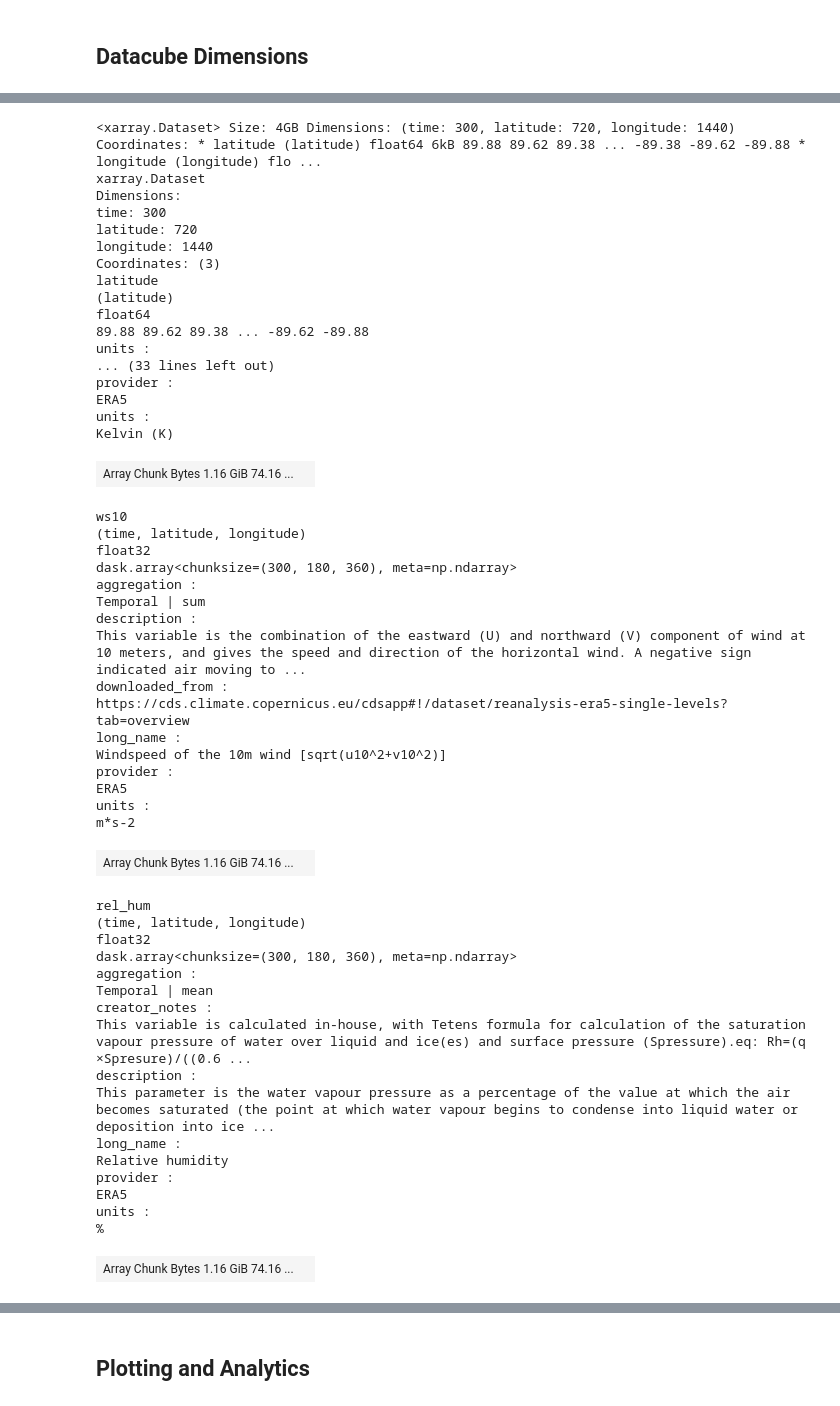
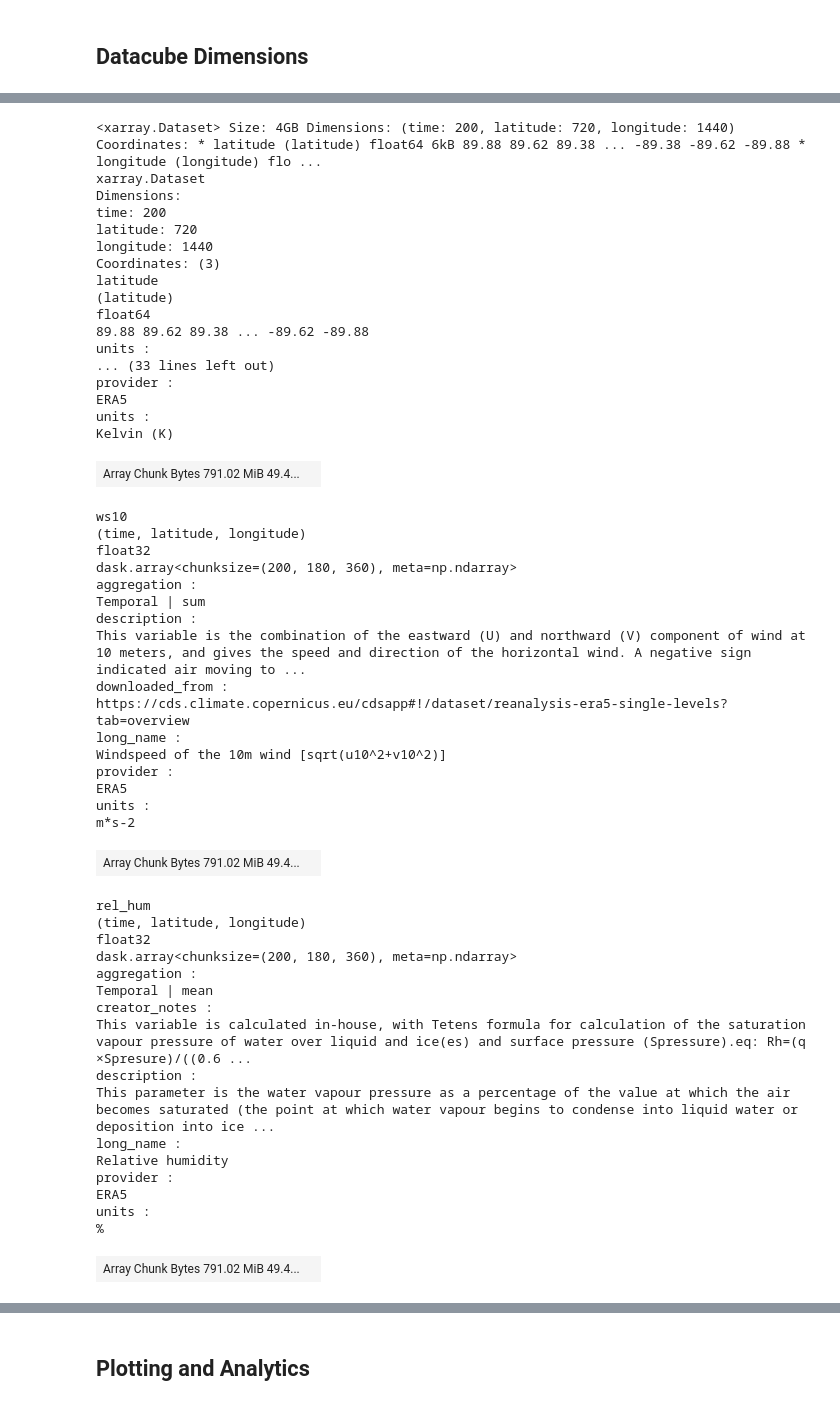
Before and after one commit to versioneer-tech/seasfire-datacube, a Jupyter notebook: Python-Tutorials/Seasfire_datacube_tutorial_Python.ipynb, the cells around one changed output, grey strips where cells are left out. Drawn from its saved outputs; the diff is of its cells as text; code cells hidden in the pictures.

```diff
--- a/Python-Tutorials/Seasfire_datacube_tutorial_Python.ipynb
+++ b/Python-Tutorials/Seasfire_datacube_tutorial_Python.ipynb
@@ -58,8 +58,8 @@ fs = s3fs.S3FileSystem(
     key=os.getenv("AWS_ACCESS_KEY_ID"),
     secret=os.getenv("AWS_SECRET_ACCESS_KEY"),
     client_kwargs = {k: v for k in ("region_name", "endpoint_url") if (v := os.getenv(f"AWS_{k.upper()}"))},
-    #config_kwargs={"max_pool_connections": 32},
-    default_fill_cache=False,
+    config_kwargs={"max_pool_connections": 64},
+    #default_fill_cache=False,
 )
 
 store = s3fs.S3Map(
@@ -67,3 +67,7 @@ store = s3fs.S3Map(
     s3=fs,
     check=False
 )
+
+import dask
+from multiprocessing.pool import ThreadPool
+dask.config.set(scheduler="threads", pool=ThreadPool(8))
@@ -70,4 +76,4 @@ store = s3fs.S3Map(
 # %%
 %%time
-dataset = xr.open_zarr(store, consolidated=True)
+dataset = xr.open_zarr(store, consolidated=True, chunks="auto")
 # %% [output]
@@ -98,5 +121,5 @@ Attributes:
 # %%
 %%time
-dss = dataset[["t2m_mean", "ws10", "rel_hum"]].isel(time=slice(200, 500))
+dss = dataset[["t2m_mean", "ws10", "rel_hum", "gfed_ba", "sst"]].isel(time=slice(100, 300))
 dss
 # %% [output]
@@ -105,25 +128,25 @@ Wall time: 2.94 ms
-<xarray.Dataset> Size: 4GB Dimensions: (time: 300, latitude: 720, longitude: 1440) Coordinates: * latitude (latitude) float64 6kB 89.88 89.62 89.38 ... -89.38 -89.62 -89.88 * longitude (longitude) flo ...
+<xarray.Dataset> Size: 4GB Dimensions: (time: 200, latitude: 720, longitude: 1440) Coordinates: * latitude (latitude) float64 6kB 89.88 89.62 89.38 ... -89.38 -89.62 -89.88 * longitude (longitude) flo ...
 xarray.Dataset
 Dimensions:
-time: 300
+time: 200
 latitude: 720
 longitude: 1440
 Coordinates: (3)
 latitude
 (latitude)
 float64
 89.88 89.62 89.38 ... -89.62 -89.88
 units :
 ... (33 lines left out)
 provider :
 ERA5
 units :
 Kelvin (K)
-| Array Chunk Bytes 1.16 GiB 74.16 ... |  |
+| Array Chunk Bytes 791.02 MiB 49.4... |  |
 ws10
 (time, latitude, longitude)
 float32
-dask.array<chunksize=(300, 180, 360), meta=np.ndarray>
+dask.array<chunksize=(200, 180, 360), meta=np.ndarray>
 aggregation :
 Temporal | sum
 description :
@@ -136,11 +159,11 @@ provider :
 ERA5
 units :
 m*s-2
-| Array Chunk Bytes 1.16 GiB 74.16 ... |  |
+| Array Chunk Bytes 791.02 MiB 49.4... |  |
 rel_hum
 (time, latitude, longitude)
 float32
-dask.array<chunksize=(300, 180, 360), meta=np.ndarray>
+dask.array<chunksize=(200, 180, 360), meta=np.ndarray>
 aggregation :
 Temporal | mean
 creator_notes :
@@ -153,4 +176,4 @@ provider :
 ERA5
 units :
 %
-| Array Chunk Bytes 1.16 GiB 74.16 ... |  |
+| Array Chunk Bytes 791.02 MiB 49.4... |  |
```
Also changed, not shown: parts of 15 cells of this notebook.
